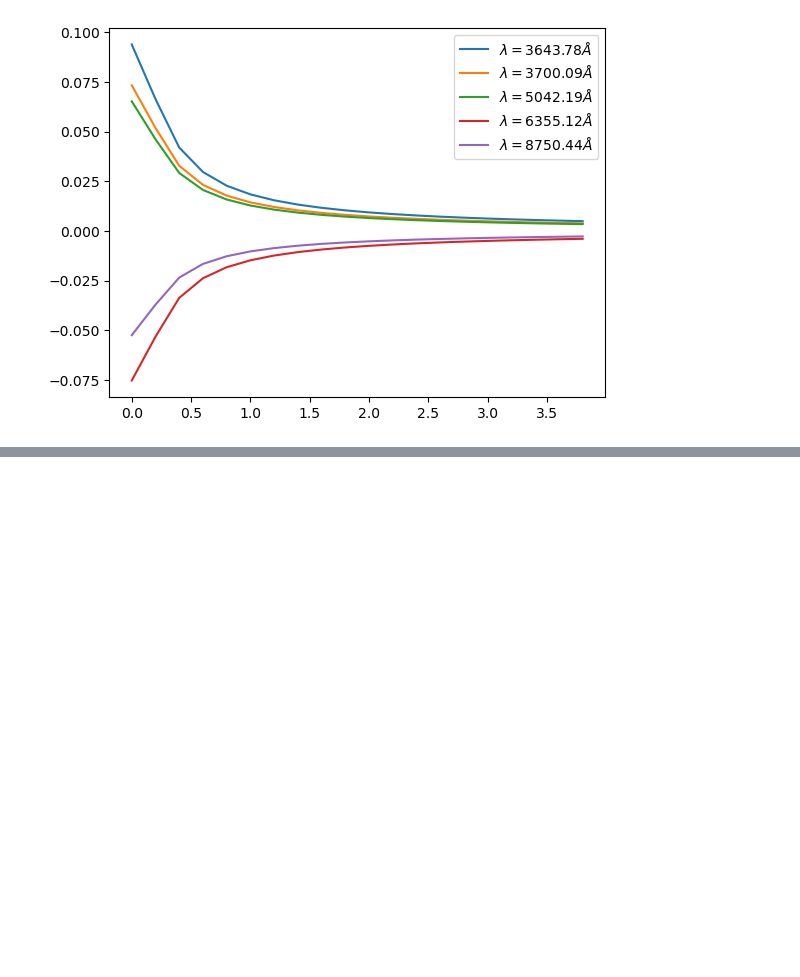
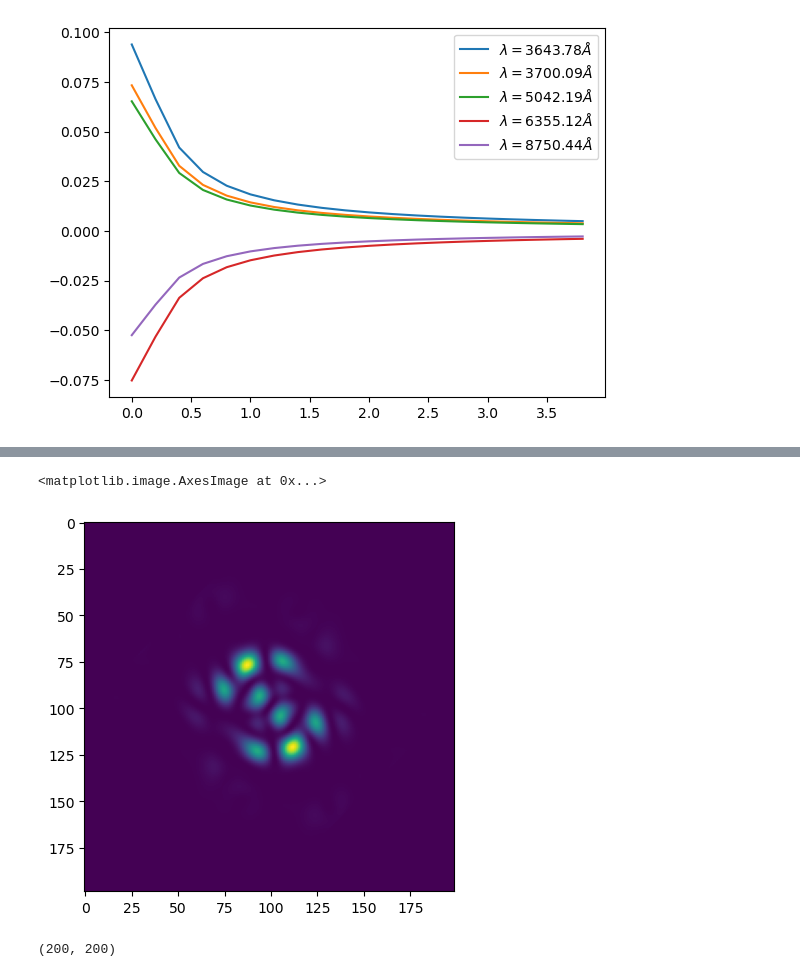
Before and after one commit to AlexGKim/II, a Jupyter notebook: sedona.ipynb, the cells around one changed output, grey strips where cells are left out. Drawn from its saved outputs; the diff is of its cells as text; code cells hidden in the pictures; blank space fills up the shorter version.

```diff
--- a/sedona.ipynb
+++ b/sedona.ipynb
@@ -504,0 +579,9 @@ gamma2snr2()
+# %%
+plt.imshow(scipy.ndimage.rotate(scipy.ndimage.zoom(F11,1/numpy.sqrt(2)),45,reshape=True))
+# %% [output]
+<matplotlib.image.AxesImage at 0x...>
+[figure, added]
+# %%
+numpy.pad(scipy.ndimage.rotate(scipy.ndimage.zoom(F11,1/numpy.sqrt(2)),45,reshape=True),((0,1),(0,1))).shape
+# %% [output]
+(200, 200)
```
Also changed, not shown: parts of 6 cells of this notebook.
